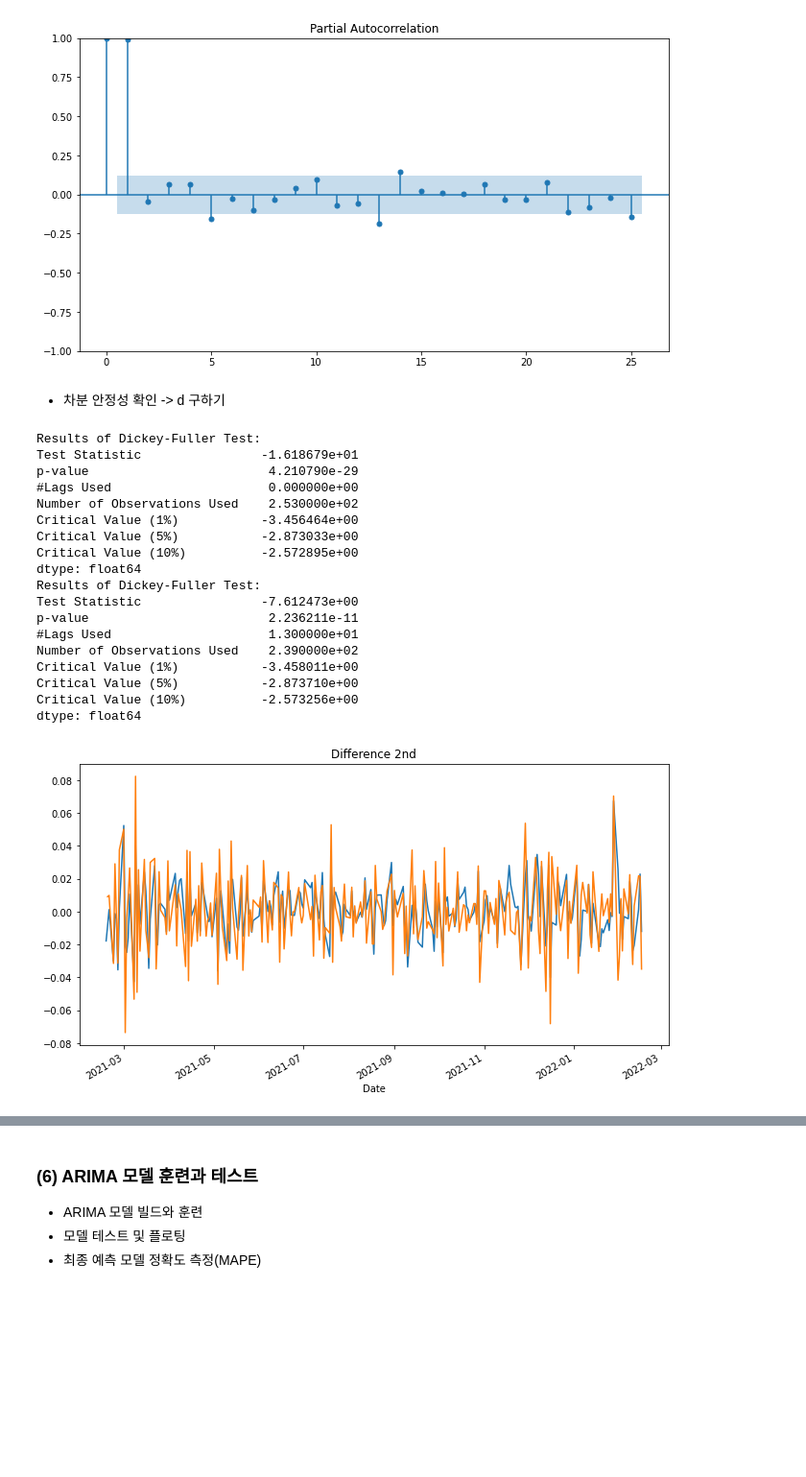
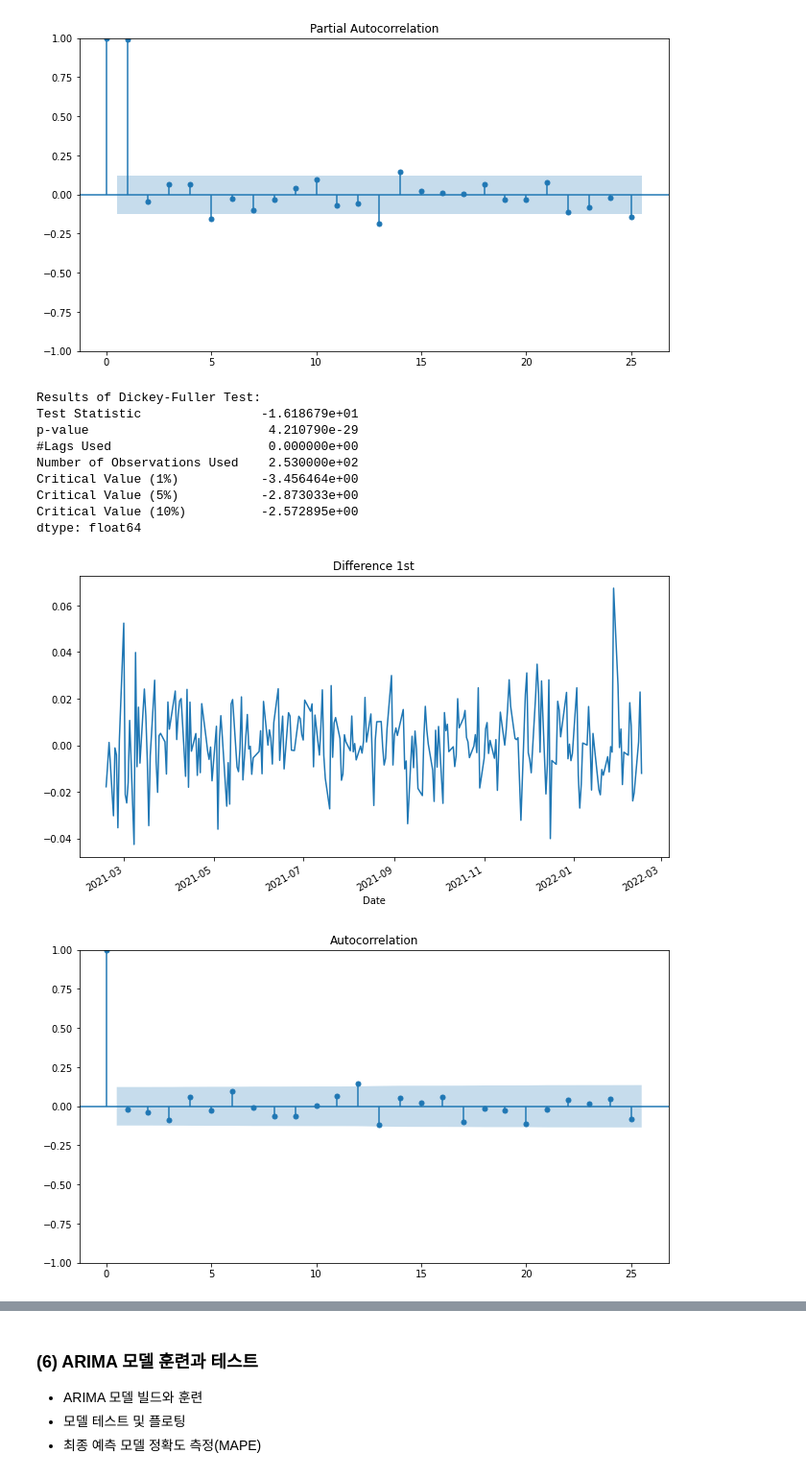
Before and after one commit to LAGABI44/AIFFEL_Study, a Jupyter notebook: EXPLORATION/Submission/[E-11]Stock_Prediction.ipynb, the cells around one changed output, grey strips where cells are left out. Shown at 96% size. Drawn from its saved outputs; the diff is of its cells as text; code cells hidden in the pictures; blank space fills up the shorter version.

```diff
--- a/EXPLORATION/Submission/[E-11]Stock_Prediction.ipynb
+++ b/EXPLORATION/Submission/[E-11]Stock_Prediction.ipynb
@@ -444,38 +634,31 @@ plt.show()
 # %% [output]
 [figure]
 [figure]
-# %% [markdown]
-- 차분 안정성 확인 -> d 구하기
 # %%
 # 차분 안정성 확인 -> d 구하기
 # 1차 차분 구하기
 diff_1 = ts_appl_log.diff(periods=1).iloc[1:]
 diff_1.plot(title='Difference 1st')
 
 augmented_dickey_fuller_test(diff_1)
+plot_acf(diff_1)   # ACF : Autocorrelation 그래프 그리기
+plot_pacf(diff_1)  # PACF : Partial Autocorrelation 그래프 그리기
+plt.show()
 
-# 혹시 필요한 경우 2차 차분 구하기
-diff_2 = diff_1.diff(periods=1).iloc[1:]
-diff_2.plot(title='Difference 2nd')
+# # 혹시 필요한 경우 2차 차분 구하기
+# diff_2 = diff_1.diff(periods=1).iloc[1:]
+# diff_2.plot(title='Difference 2nd')
 
-augmented_dickey_fuller_test(diff_2)
+# augmented_dickey_fuller_test(diff_2)
 # %% [output]
 Results of Dickey-Fuller Test:
 Test Statistic                -1.618679e+01
 p-value                        4.210790e-29
 #Lags Used                     0.000000e+00
 Number of Observations Used    2.530000e+02
 Critical Value (1%)           -3.456464e+00
 Critical Value (5%)           -2.873033e+00
 Critical Value (10%)          -2.572895e+00
 dtype: float64
-Results of Dickey-Fuller Test:
-Test Statistic                -7.612473e+00
-p-value                        2.236211e-11
-#Lags Used                     1.300000e+01
-Number of Observations Used    2.390000e+02
-Critical Value (1%)           -3.458011e+00
-Critical Value (5%)           -2.873710e+00
-Critical Value (10%)          -2.573256e+00
-dtype: float64
-[figure, old version]
+[figure, new version]
+[figure, added]
```
Also changed, not shown: parts of 86 cells of this notebook.
